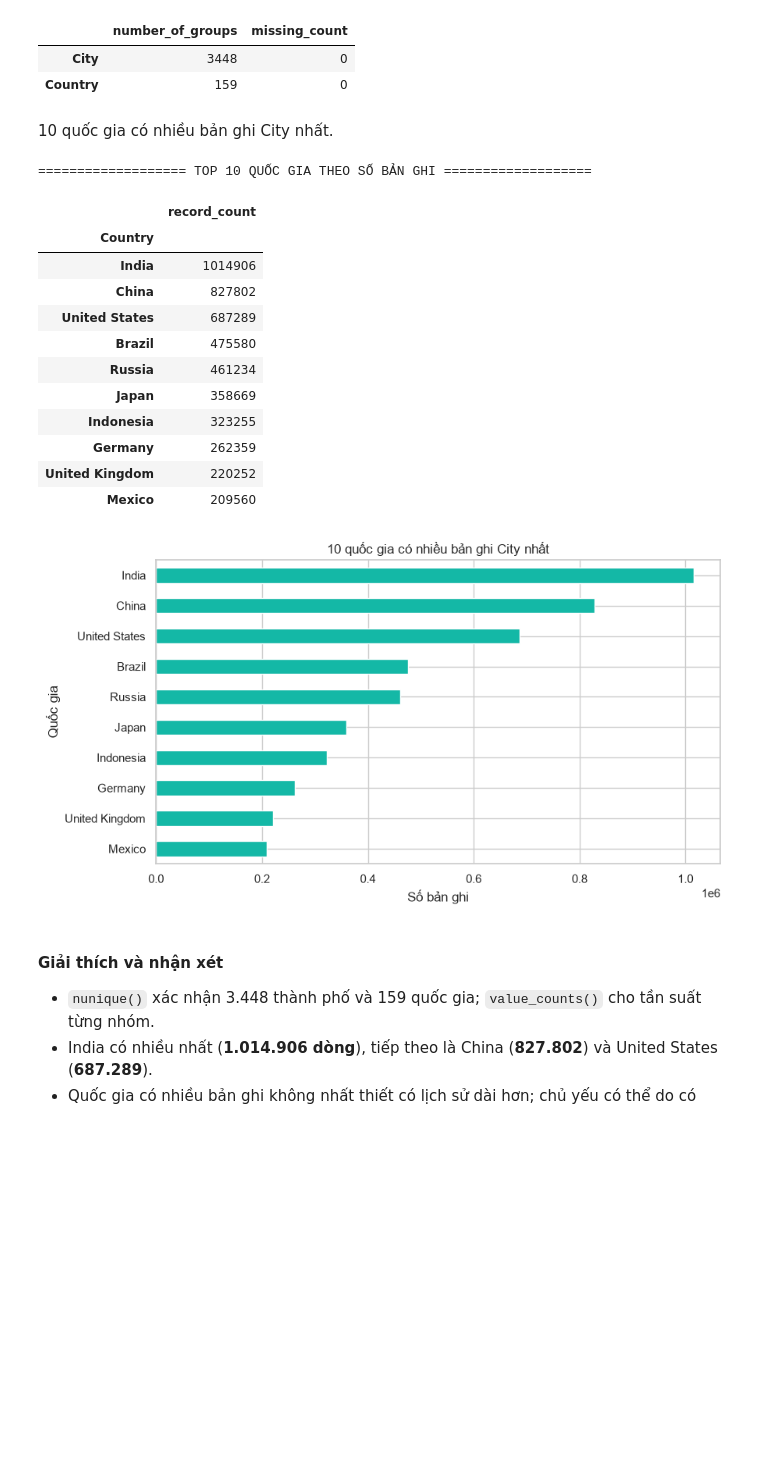
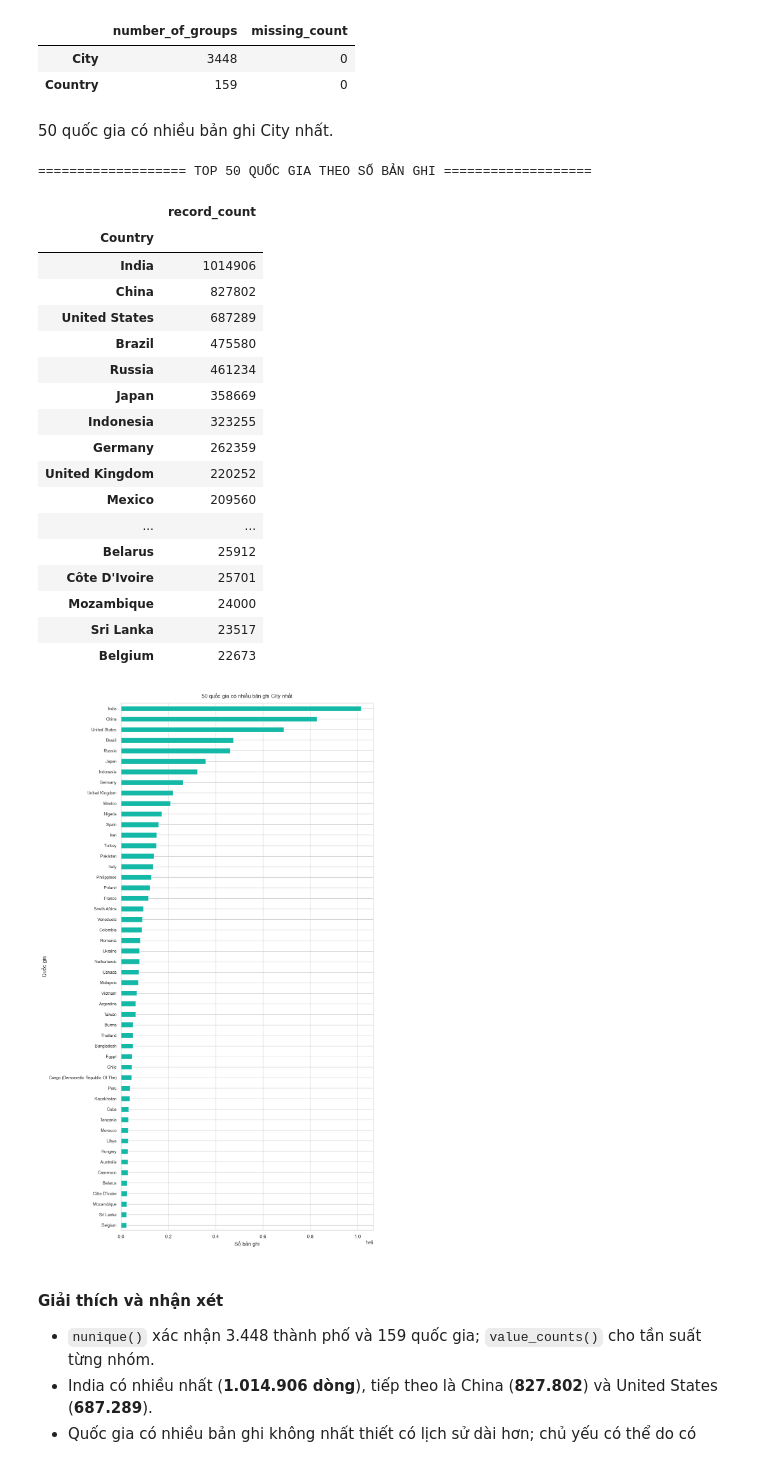
Before and after one commit to Sekaiiii1/Global-Surface-Temperature-Analysis, a Jupyter notebook: notebooks/01_data_understanding.ipynb, the cells around one changed output. Saved outputs shown, nothing was run; the diff lists cells and outputs as text; code cells hidden in the pictures; blank space fills up the shorter version.

```diff
--- a/notebooks/01_data_understanding.ipynb
+++ b/notebooks/01_data_understanding.ipynb
@@ -597,7 +597,7 @@ category_summary = pd.DataFrame(
     }
 )
 
-top_countries = city_df["Country"].value_counts().head(10)
+top_countries = city_df["Country"].value_counts().head(50)
 
 print("=================== TỔNG SỐ NHÓM CITY VÀ COUNTRY ===================")
 display(category_summary)
@@ -607,37 +607,49 @@ display(category_summary)
 | City | 3448 | 0 |
 | Country | 159 | 0 |
 # %% [markdown]
-10 quốc gia có nhiều bản ghi City nhất.
+50 quốc gia có nhiều bản ghi City nhất.
 # %%
-print("=================== TOP 10 QUỐC GIA THEO SỐ BẢN GHI ===================")
+print("=================== TOP 50 QUỐC GIA THEO SỐ BẢN GHI ===================")
 display(top_countries.rename("record_count").to_frame())
 
-# biểu đồ
-top_countries.sort_values().plot(
+# Biểu đồ ngang giúp hiển thị tên quốc gia đầy đủ hơn biểu đồ cột đứng.
+country_plot = top_countries.sort_values()
+plot_height = max(10, len(country_plot) * 0.36)
+fig, ax = plt.subplots(figsize=(12, plot_height))
+country_plot.plot(
     kind="barh",
-    figsize=(9, 5),
+    ax=ax,
     color="#14B8A6",
-    title="10 quốc gia có nhiều bản ghi City nhất",
 )
-plt.xlabel("Số bản ghi")
-plt.ylabel("Quốc gia")
-plt.tight_layout()
+ax.set_title("50 quốc gia có nhiều bản ghi City nhất", pad=12)
+ax.set_xlabel("Số bản ghi")
+ax.set_ylabel("Quốc gia")
+ax.tick_params(axis="y", labelsize=9, pad=4)
+
+# Chừa đủ khoảng trống bên trái để không cắt tên quốc gia dài.
+fig.subplots_adjust(left=0.32, right=0.98, top=0.96, bottom=0.04)
 plt.show()
 # %% [output]
-=================== TOP 10 QUỐC GIA THEO SỐ BẢN GHI ===================
+=================== TOP 50 QUỐC GIA THEO SỐ BẢN GHI ===================
 |  | record_count |
 | Country |  |
 | India | 1014906 |
 | China | 827802 |
 | United States | 687289 |
 | Brazil | 475580 |
 | Russia | 461234 |
 | Japan | 358669 |
 | Indonesia | 323255 |
 | Germany | 262359 |
 | United Kingdom | 220252 |
 | Mexico | 209560 |
+| ... | ... |
+| Belarus | 25912 |
+| Côte D'Ivoire | 25701 |
+| Mozambique | 24000 |
+| Sri Lanka | 23517 |
+| Belgium | 22673 |
-[figure, old version]
+[figure, new version]
 # %% [markdown]
 #### Giải thích và nhận xét
 
```
Also changed, not shown: parts of 3 cells of this notebook.
